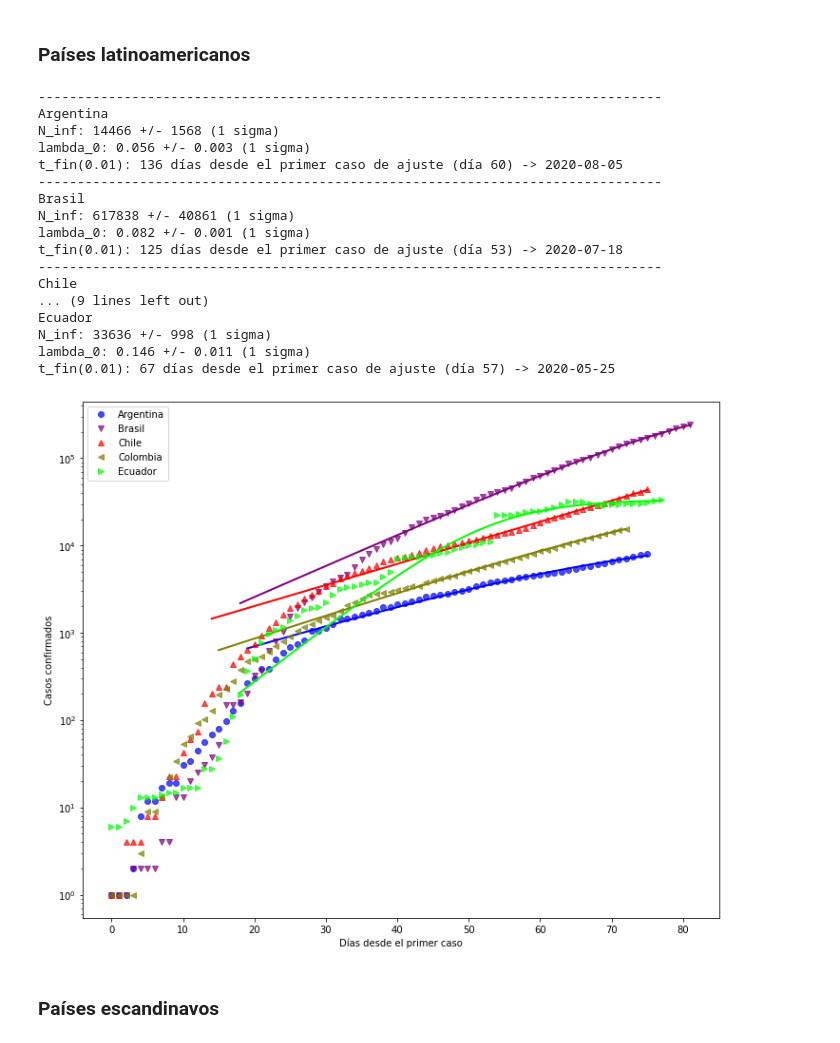
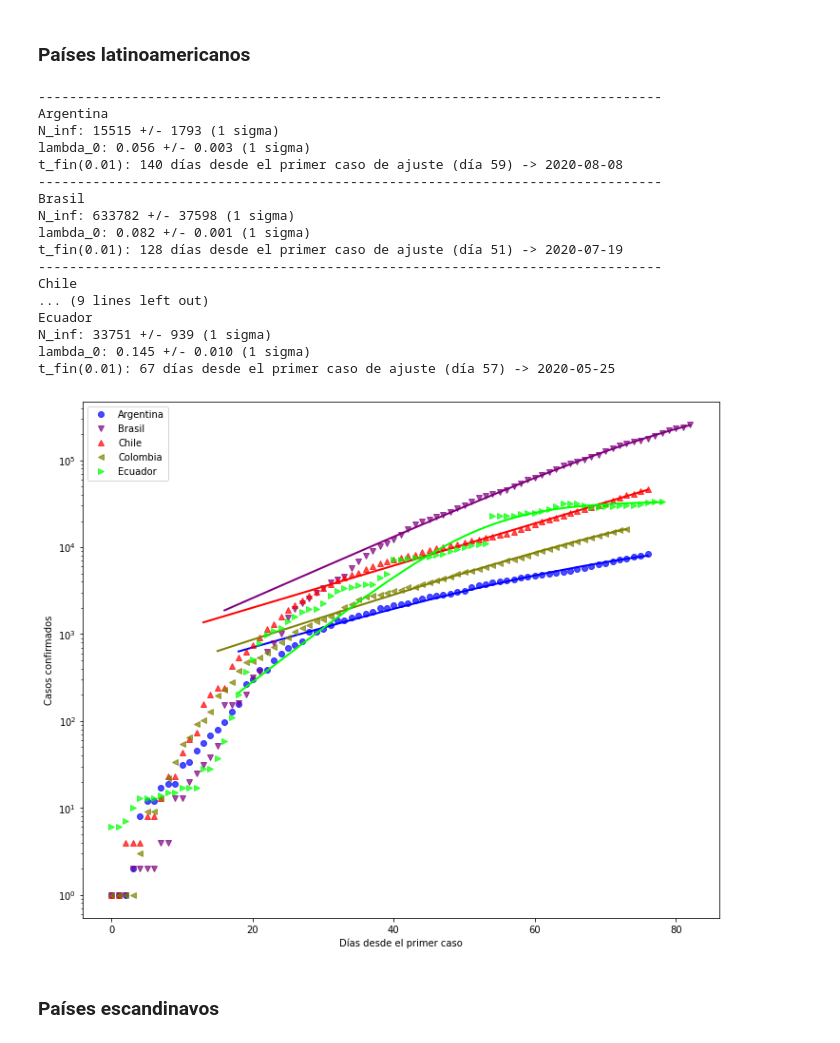
Before and after one commit to manuxch/logistic-covid19, a Jupyter notebook: Logistic_model_COVID-19.ipynb, the cells around one changed output. Cells and saved outputs as stored; diff of their text form; code cells hidden in the pictures.

Commit message:
Actualización diaria de visualizaciones, ajustes y registros

```diff
--- a/Logistic_model_COVID-19.ipynb
+++ b/Logistic_model_COVID-19.ipynb
@@ -203,26 +203,26 @@ t_fin(0.01): 85 días desde el primer caso de ajuste (día 53) -> 2020-06-08
 # %% [markdown]
 ### Países latinoamericanos
 # %%
-plot_fit(cases_lat, 160, 'Casos confirmados', p_fin=0.01)
+plot_fit(cases_lat, 150, 'Casos confirmados', p_fin=0.01)
 # %% [output]
 --------------------------------------------------------------------------------
 Argentina
-N_inf: 14466 +/- 1568 (1 sigma)
+N_inf: 15515 +/- 1793 (1 sigma)
 lambda_0: 0.056 +/- 0.003 (1 sigma)
-t_fin(0.01): 136 días desde el primer caso de ajuste (día 60) -> 2020-08-05
+t_fin(0.01): 140 días desde el primer caso de ajuste (día 59) -> 2020-08-08
 --------------------------------------------------------------------------------
 Brasil
-N_inf: 617838 +/- 40861 (1 sigma)
+N_inf: 633782 +/- 37598 (1 sigma)
 lambda_0: 0.082 +/- 0.001 (1 sigma)
-t_fin(0.01): 125 días desde el primer caso de ajuste (día 53) -> 2020-07-18
+t_fin(0.01): 128 días desde el primer caso de ajuste (día 51) -> 2020-07-19
 --------------------------------------------------------------------------------
 Chile
 ... (9 lines left out)
 Ecuador
-N_inf: 33636 +/- 998 (1 sigma)
-lambda_0: 0.146 +/- 0.011 (1 sigma)
+N_inf: 33751 +/- 939 (1 sigma)
+lambda_0: 0.145 +/- 0.010 (1 sigma)
 t_fin(0.01): 67 días desde el primer caso de ajuste (día 57) -> 2020-05-25
-[figure, old version]
+[figure, new version]
 # %% [markdown]
 ### Países escandinavos
 # %%
```
Also changed, not shown: parts of 8 cells of this notebook.
